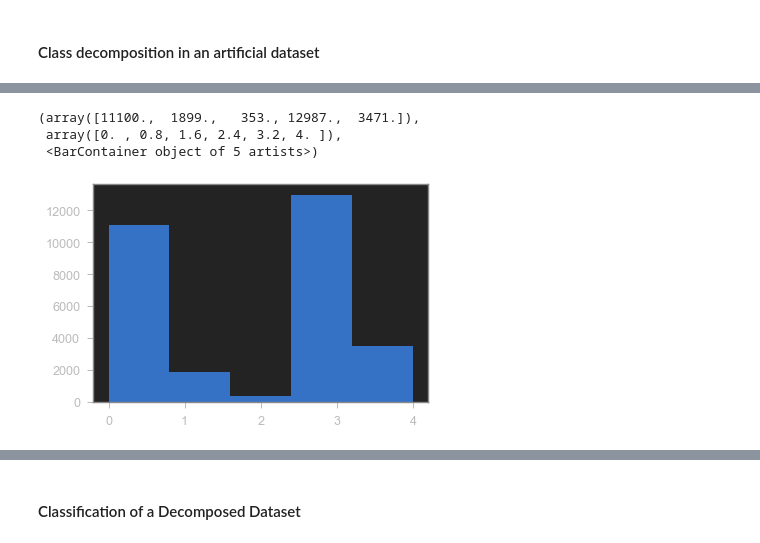
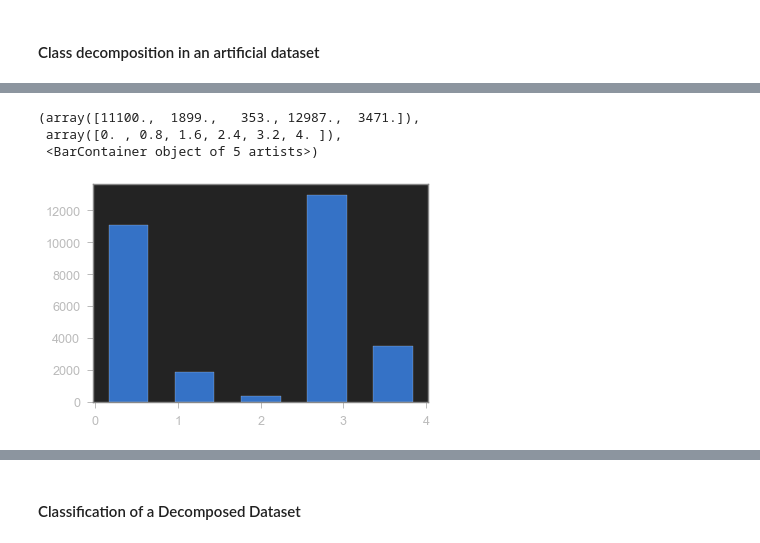
Before and after one commit to carlosfmorenog/CMM536, a Jupyter notebook: CMM536_Topic_5/CMM536_T5_Lec.ipynb, the cells around one changed output, grey strips where cells are left out. Drawn from its saved outputs; the diff is of its cells as text; code cells hidden in the pictures.

```diff
--- a/CMM536_Topic_5/CMM536_T5_Lec.ipynb
+++ b/CMM536_Topic_5/CMM536_T5_Lec.ipynb
@@ -367,12 +375,12 @@ jtplot.style(theme='monokai', context='notebook', ticks=True, grid=False)
 # %%
 # Plotting the histogram of the class distribution
 import matplotlib.pyplot as plt
-plt.hist(repo[:,2],bins=5)
+plt.hist(repo[:,2],bins=5,ec='white', rwidth=0.6)
 # %% [output]
 (array([11100.,  1899.,   353., 12987.,  3471.]),
  array([0. , 0.8, 1.6, 2.4, 3.2, 4. ]),
  <BarContainer object of 5 artists>)
-[figure, old version]
+[figure, new version]
 # %%
 # Plotting the data
 scatter = plt.scatter(repo[:,0], repo[:,1], c=repo[:,-1], alpha=0.5)
```
Also changed, not shown: parts of 13 cells of this notebook.
